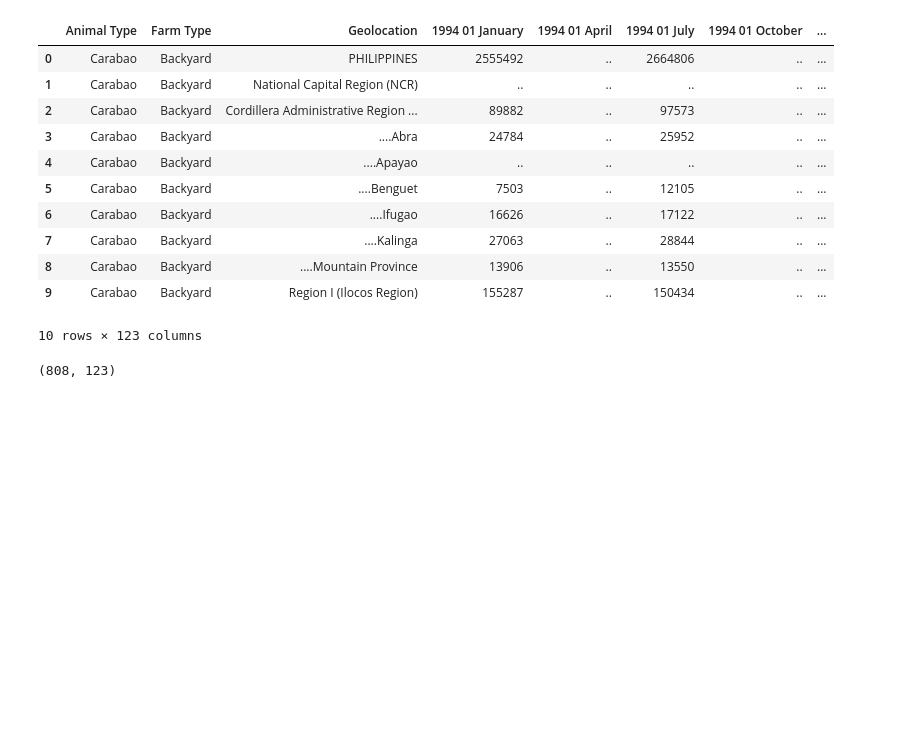
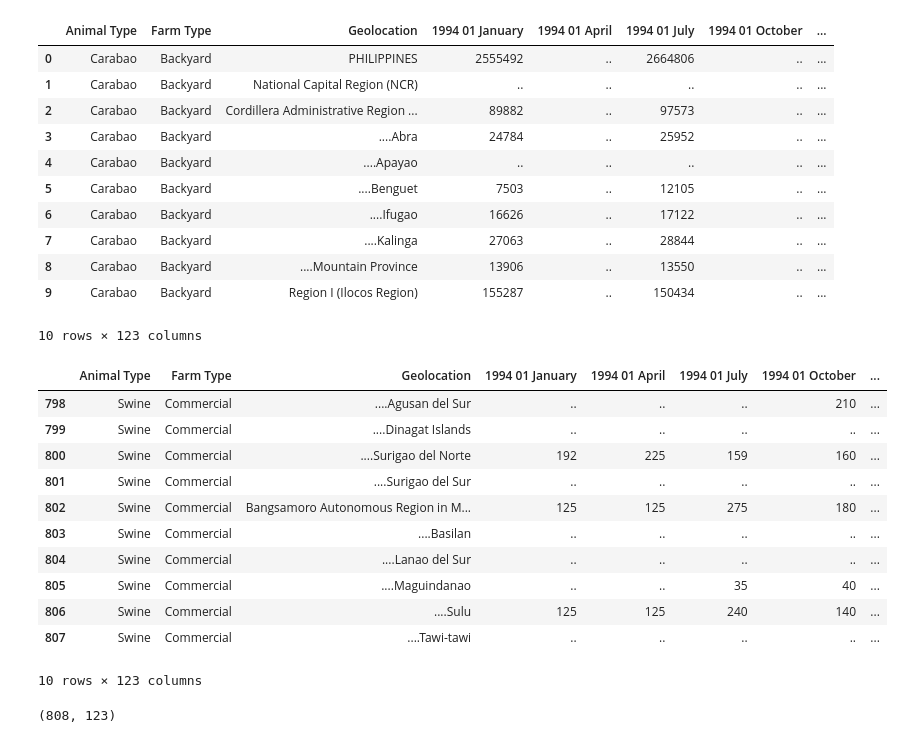
Before and after one commit to alpacaShiro/Livestock_Lifelines, a Jupyter notebook: Group2_4CSC_LivestockLifelines.ipynb, the cells around one changed output. Cells and saved outputs as stored; diff of their text form; code cells hidden in the pictures; blank space fills up the shorter version.

Commit message:
Data Exploration Update
1. Checked last entries
2. Checked the unique values in each column.
3. Described the numerical columns.
4. Checked the maximum value in each Quarter based columns.

```diff
--- a/Group2_4CSC_LivestockLifelines.ipynb
+++ b/Group2_4CSC_LivestockLifelines.ipynb
@@ -86,4 +88,21 @@ df_livestock.head(10)
 | 8 | Carabao | Backyard | ....Mountain Province | 13906 | .. | 13550 | .. | ... |
 | 9 | Carabao | Backyard | Region I (Ilocos Region) | 155287 | .. | 150434 | .. | ... |
 10 rows × 123 columns
+# %%
+# Checking the last entries.
+
+df_livestock.tail(10)
+# %% [output]
+|  | Animal Type | Farm Type | Geolocation | 1994 01 January | 1994 01 April | 1994 01 July | 1994 01 October | ... |
+| 798 | Swine | Commercial | ....Agusan del Sur | .. | .. | .. | 210 | ... |
+| 799 | Swine | Commercial | ....Dinagat Islands | .. | .. | .. | .. | ... |
+| 800 | Swine | Commercial | ....Surigao del Norte | 192 | 225 | 159 | 160 | ... |
+| 801 | Swine | Commercial | ....Surigao del Sur | .. | .. | .. | .. | ... |
+| 802 | Swine | Commercial | Bangsamoro Autonomous Region in M... | 125 | 125 | 275 | 180 | ... |
+| 803 | Swine | Commercial | ....Basilan | .. | .. | .. | .. | ... |
+| 804 | Swine | Commercial | ....Lanao del Sur | .. | .. | .. | .. | ... |
+| 805 | Swine | Commercial | ....Maguindanao | .. | .. | 35 | 40 | ... |
+| 806 | Swine | Commercial | ....Sulu | 125 | 125 | 240 | 140 | ... |
+| 807 | Swine | Commercial | ....Tawi-tawi | .. | .. | .. | .. | ... |
+10 rows × 123 columns
 # %%
```
Also changed, not shown: parts of 12 cells of this notebook.
